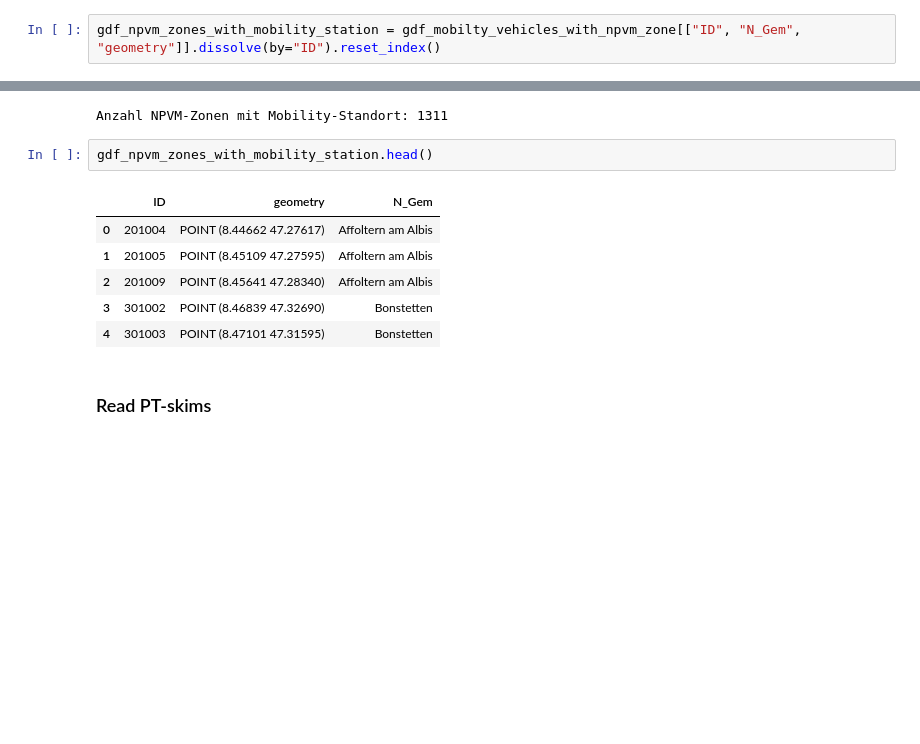
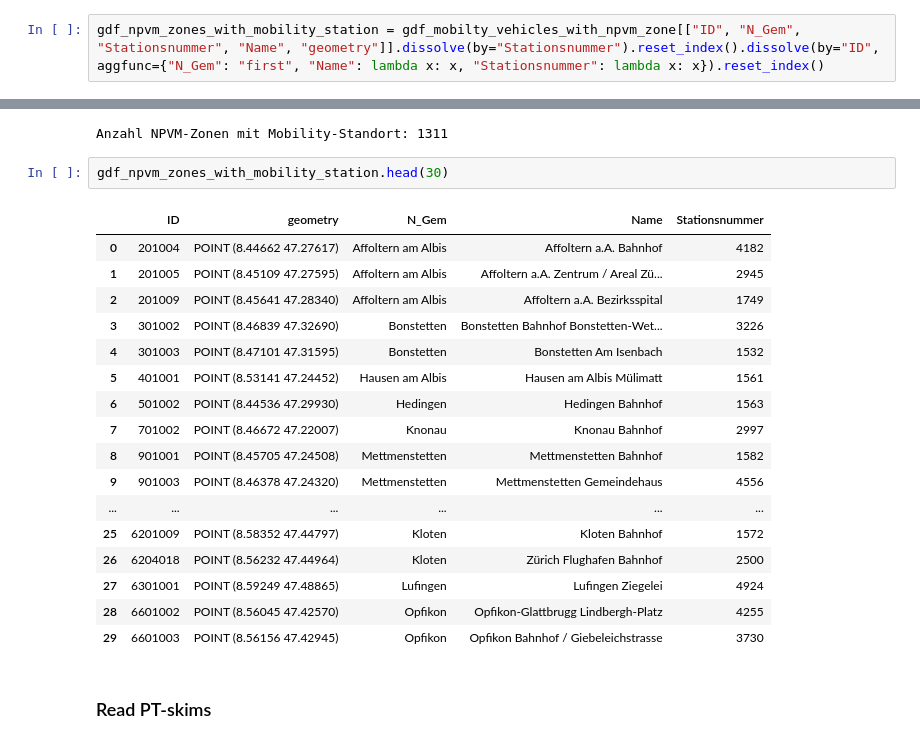
Before and after one commit to jlieberherr/mobility-station-finder, a Jupyter notebook: mobility-station-finder.ipynb, the cells around one changed output, grey strips where cells are left out. Drawn from its saved outputs; the diff is of its cells as text; blank space fills up the shorter version.

```diff
--- a/mobility-station-finder.ipynb
+++ b/mobility-station-finder.ipynb
@@ -74,20 +74,31 @@ gdf_mobilty_vehicles_with_npvm_zone.head()
 | 2 | 1864 | Aarau Bahnhof | POINT (8.05288 47.39178) | 400101008 | Aarau |
 | 534 | 1864 | Aarau Bahnhof | POINT (8.05288 47.39178) | 400101008 | Aarau |
 # %%
-gdf_npvm_zones_with_mobility_station = gdf_mobilty_vehicles_with_npvm_zone[["ID", "N_Gem", "geometry"]].dissolve(by="ID").reset_index()
+gdf_npvm_zones_with_mobility_station = gdf_mobilty_vehicles_with_npvm_zone[["ID", "N_Gem", "Stationsnummer", "Name", "geometry"]].dissolve(by="Stationsnummer").reset_index().dissolve(by="ID", aggfunc={"N_Gem": "first", "Name": lambda x: x, "Stationsnummer": lambda x: x}).reset_index()
 # %%
 print("Anzahl NPVM-Zonen mit Mobility-Standort: {}".format(len(gdf_npvm_zones_with_mobility_station)))
 # %% [output]
 Anzahl NPVM-Zonen mit Mobility-Standort: 1311
 # %%
-gdf_npvm_zones_with_mobility_station.head()
+gdf_npvm_zones_with_mobility_station.head(30)
 # %% [output]
-|  | ID | geometry | N_Gem |
-| 0 | 201004 | POINT (8.44662 47.27617) | Affoltern am Albis |
-| 1 | 201005 | POINT (8.45109 47.27595) | Affoltern am Albis |
-| 2 | 201009 | POINT (8.45641 47.28340) | Affoltern am Albis |
-| 3 | 301002 | POINT (8.46839 47.32690) | Bonstetten |
-| 4 | 301003 | POINT (8.47101 47.31595) | Bonstetten |
+|  | ID | geometry | N_Gem | Name | Stationsnummer |
+| 0 | 201004 | POINT (8.44662 47.27617) | Affoltern am Albis | Affoltern a.A. Bahnhof | 4182 |
+| 1 | 201005 | POINT (8.45109 47.27595) | Affoltern am Albis | Affoltern a.A. Zentrum / Areal Zü... | 2945 |
+| 2 | 201009 | POINT (8.45641 47.28340) | Affoltern am Albis | Affoltern a.A. Bezirksspital | 1749 |
+| 3 | 301002 | POINT (8.46839 47.32690) | Bonstetten | Bonstetten Bahnhof Bonstetten-Wet... | 3226 |
+| 4 | 301003 | POINT (8.47101 47.31595) | Bonstetten | Bonstetten Am Isenbach | 1532 |
+| 5 | 401001 | POINT (8.53141 47.24452) | Hausen am Albis | Hausen am Albis Mülimatt | 1561 |
+| 6 | 501002 | POINT (8.44536 47.29930) | Hedingen | Hedingen Bahnhof | 1563 |
+| 7 | 701002 | POINT (8.46672 47.22007) | Knonau | Knonau Bahnhof | 2997 |
+| 8 | 901001 | POINT (8.45705 47.24508) | Mettmenstetten | Mettmenstetten Bahnhof | 1582 |
+| 9 | 901003 | POINT (8.46378 47.24320) | Mettmenstetten | Mettmenstetten Gemeindehaus | 4556 |
+| ... | ... | ... | ... | ... | ... |
+| 25 | 6201009 | POINT (8.58352 47.44797) | Kloten | Kloten Bahnhof | 1572 |
+| 26 | 6204018 | POINT (8.56232 47.44964) | Kloten | Zürich Flughafen Bahnhof | 2500 |
+| 27 | 6301001 | POINT (8.59249 47.48865) | Lufingen | Lufingen Ziegelei | 4924 |
+| 28 | 6601002 | POINT (8.56045 47.42570) | Opfikon | Opfikon-Glattbrugg Lindbergh-Platz | 4255 |
+| 29 | 6601003 | POINT (8.56156 47.42945) | Opfikon | Opfikon Bahnhof / Giebeleichstrasse | 3730 |
 # %% [markdown]
 ### Read PT-skims
 # %%
```
Also changed, not shown: parts of 34 cells of this notebook.
